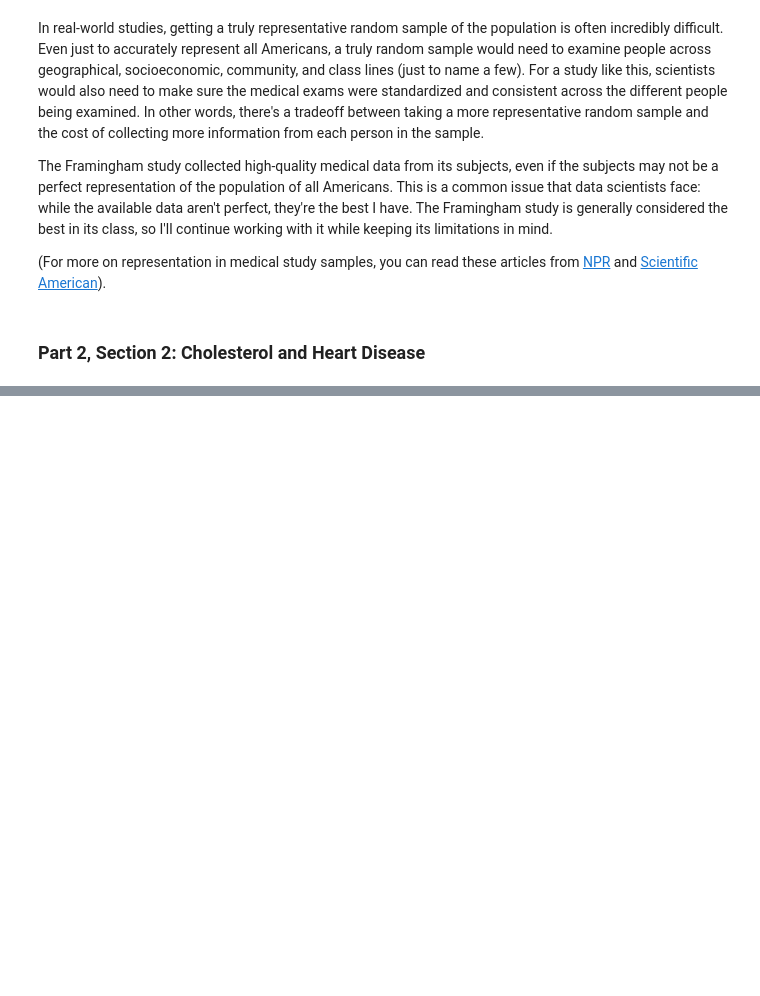
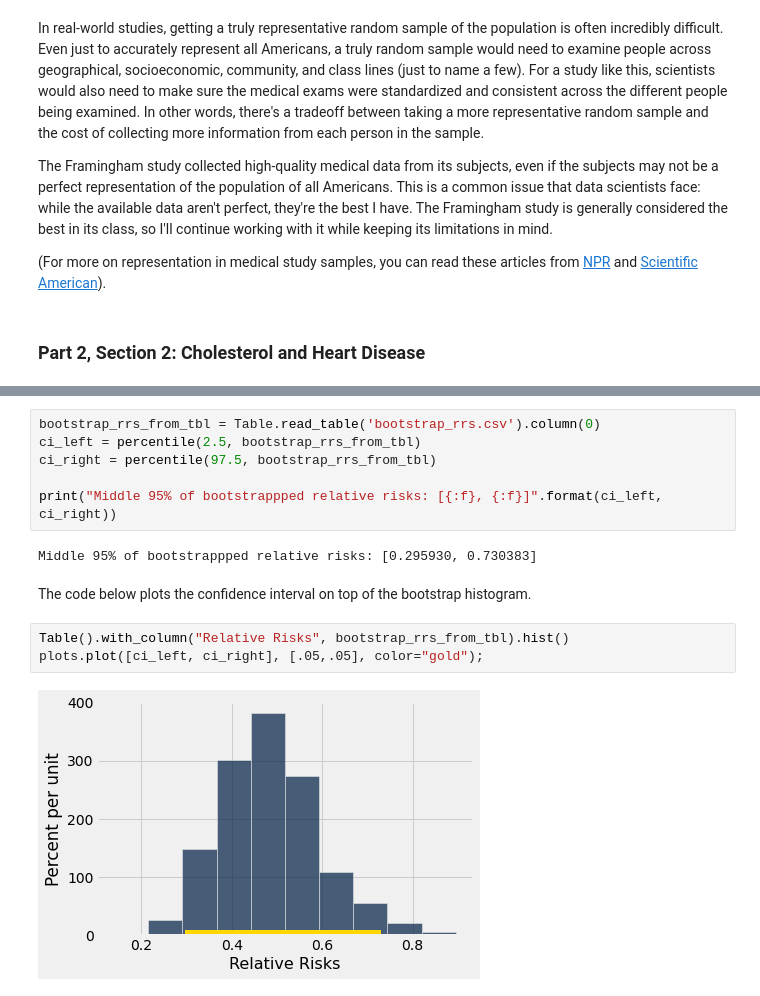
Before and after one commit to micahelinor/Data_Science, a Jupyter notebook: Projects/Cardiovascular_Disease/Cardio_Disease.ipynb, the cells around one changed output, grey strips where cells are left out. Saved outputs shown, nothing was run; the diff lists cells and outputs as text; blank space fills up the shorter version.

```diff
--- a/Projects/Cardiovascular_Disease/Cardio_Disease.ipynb
+++ b/Projects/Cardiovascular_Disease/Cardio_Disease.ipynb
@@ -179,0 +358,15 @@ The Framingham study collected high-quality medical data from its subjects, even
+# %%
+bootstrap_rrs_from_tbl = Table.read_table('bootstrap_rrs.csv').column(0)
+ci_left = percentile(2.5, bootstrap_rrs_from_tbl)
+ci_right = percentile(97.5, bootstrap_rrs_from_tbl)
+
+print("Middle 95% of bootstrappped relative risks: [{:f}, {:f}]".format(ci_left, ci_right))
+# %% [output]
+Middle 95% of bootstrappped relative risks: [0.295930, 0.730383]
+# %% [markdown]
+The code below plots the confidence interval on top of the bootstrap histogram.
+# %%
+Table().with_column("Relative Risks", bootstrap_rrs_from_tbl).hist()
+plots.plot([ci_left, ci_right], [.05,.05], color="gold");
+# %% [output]
+[figure, added]
```
Also changed, not shown: parts of 38 cells of this notebook.
